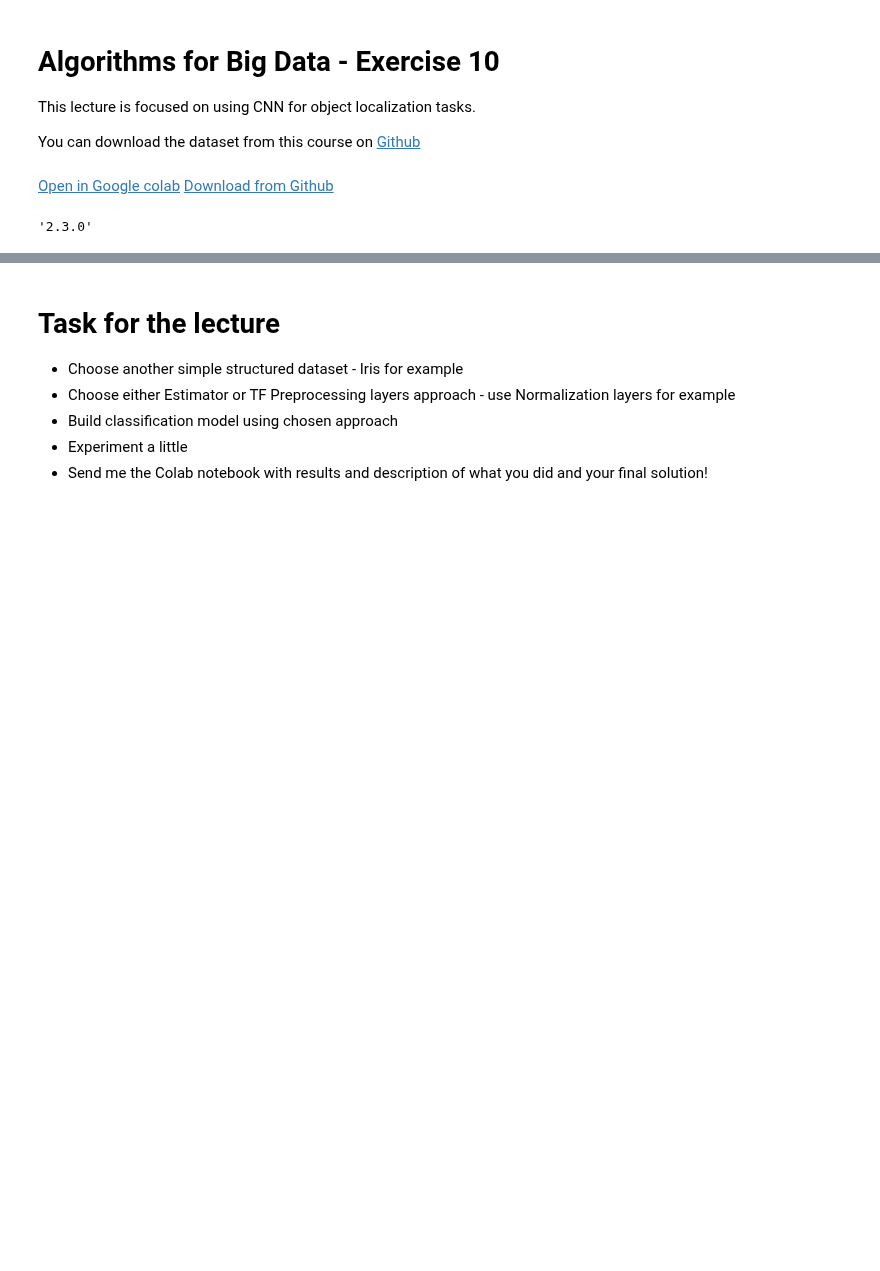
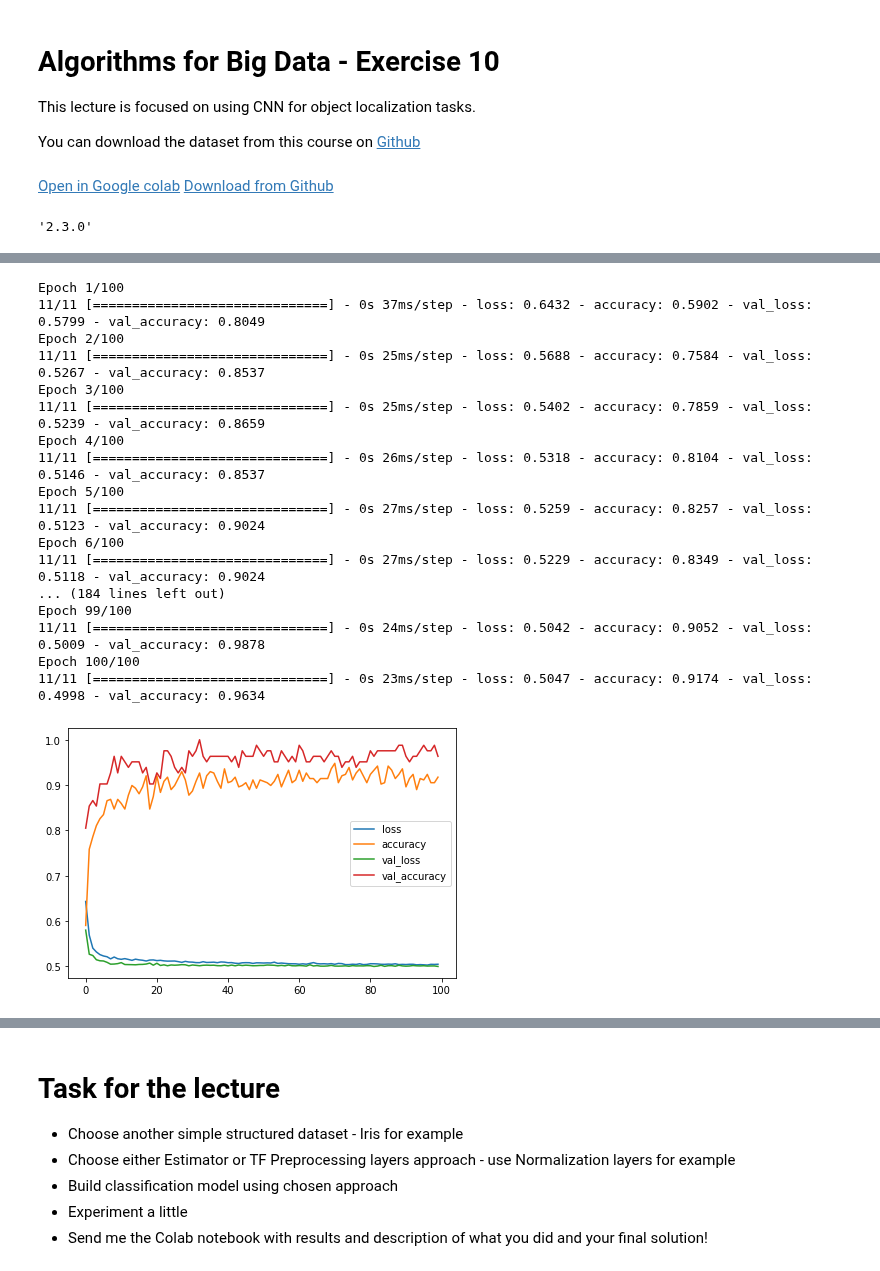
Before and after one commit to vojtechcima/2020-21-ARD, a Jupyter notebook: abd_10.ipynb, the cells around one changed output, grey strips where cells are left out. Cells and saved outputs as stored; diff of their text form; code cells hidden in the pictures; blank space fills up the shorter version.

```diff
--- a/abd_10.ipynb
+++ b/abd_10.ipynb
@@ -410,0 +133,25 @@ f1_score(y_true=y_test, y_pred=y_pred)
+# %%
+model = keras.Sequential([
+    keras.layers.Conv2D(64, (3,3), activation='relu', padding='same', input_shape=(128,128,1)),
+#     keras.layers.BatchNormalization(),
+    keras.layers.MaxPooling2D((2, 2), padding='same'),
+    keras.layers.Conv2D(64, (3,3), padding='same', activation='relu'),
+#     keras.layers.BatchNormalization(),
+    keras.layers.MaxPooling2D((2, 2), padding='same'),
+    keras.layers.Conv2D(16, (3,3), padding='same', activation='relu'),
+#     keras.layers.BatchNormalization(),
+    keras.layers.MaxPooling2D((2, 2), padding='same'),
+
+    keras.layers.Flatten(),
+    keras.layers.Dense(64, activation='relu'),
+    keras.layers.Dropout(0.25),
+    keras.layers.Dense(32, activation='relu'),
+    keras.layers.Dropout(0.25),
+    keras.layers.Dense(3, activation='sigmoid'),
+])
+
+model.summary()
+
+model.compile(loss='binary_crossentropy',
+              optimizer='adam',
+              metrics=['accuracy'])
@@ -410,0 +187,34 @@ f1_score(y_true=y_test, y_pred=y_pred)
+# %%
+train_x, test_x, train_y, test_y = train_test_split(X, labels, test_size=0.2, random_state=42)
+# %%
+model_checkpoint_callback = tf.keras.callbacks.ModelCheckpoint(
+    filepath='weights.best.hdf5',
+    save_weights_only=True,
+    monitor='val_loss',
+    mode='auto',
+    save_best_only=True)
+# %%
+batch_size = 32
+epochs = 100
+history = model.fit(train_x, train_y, validation_split=0.2, callbacks=[model_checkpoint_callback], epochs=epochs, batch_size=batch_size)
+
+show_history(history)
+# %% [output]
+Epoch 1/100
+11/11 [==============================] - 0s 37ms/step - loss: 0.6432 - accuracy: 0.5902 - val_loss: 0.5799 - val_accuracy: 0.8049
+Epoch 2/100
+11/11 [==============================] - 0s 25ms/step - loss: 0.5688 - accuracy: 0.7584 - val_loss: 0.5267 - val_accuracy: 0.8537
+Epoch 3/100
+11/11 [==============================] - 0s 25ms/step - loss: 0.5402 - accuracy: 0.7859 - val_loss: 0.5239 - val_accuracy: 0.8659
+Epoch 4/100
+11/11 [==============================] - 0s 26ms/step - loss: 0.5318 - accuracy: 0.8104 - val_loss: 0.5146 - val_accuracy: 0.8537
+Epoch 5/100
+11/11 [==============================] - 0s 27ms/step - loss: 0.5259 - accuracy: 0.8257 - val_loss: 0.5123 - val_accuracy: 0.9024
+Epoch 6/100
+11/11 [==============================] - 0s 27ms/step - loss: 0.5229 - accuracy: 0.8349 - val_loss: 0.5118 - val_accuracy: 0.9024
+... (184 lines left out)
+Epoch 99/100
+11/11 [==============================] - 0s 24ms/step - loss: 0.5042 - accuracy: 0.9052 - val_loss: 0.5009 - val_accuracy: 0.9878
+Epoch 100/100
+11/11 [==============================] - 0s 23ms/step - loss: 0.5047 - accuracy: 0.9174 - val_loss: 0.4998 - val_accuracy: 0.9634
+[figure, added]
```
Also changed, not shown: parts of 113 cells of this notebook, 4 other files.
